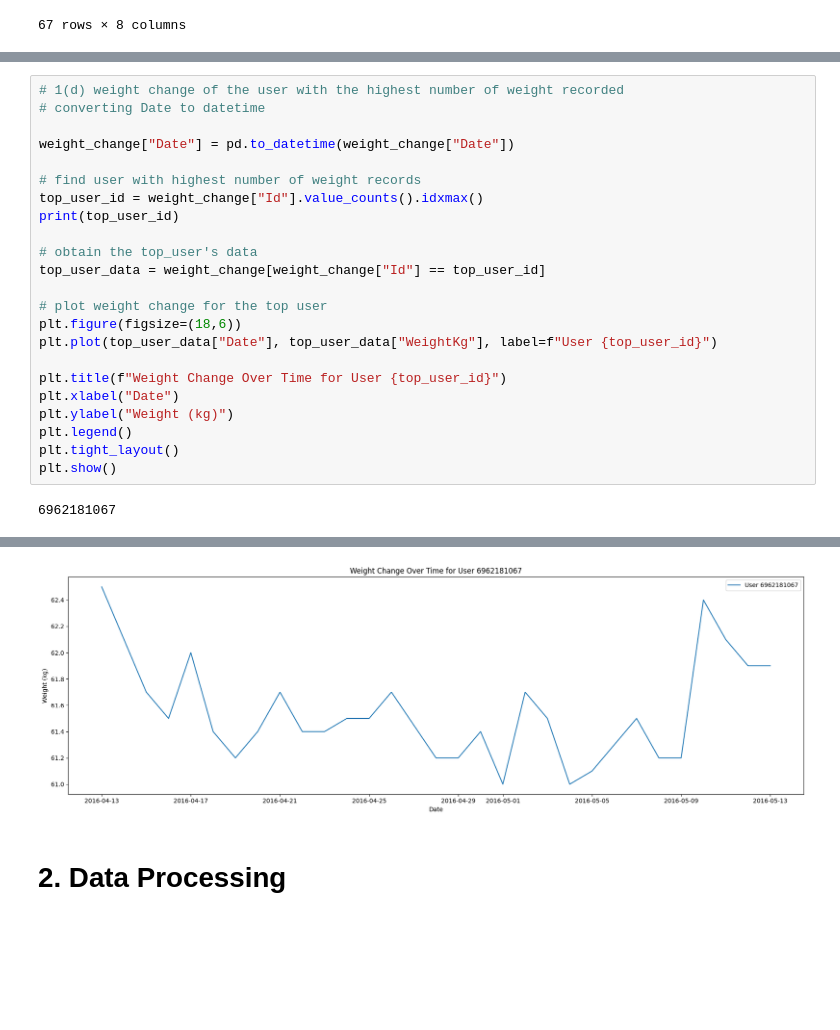
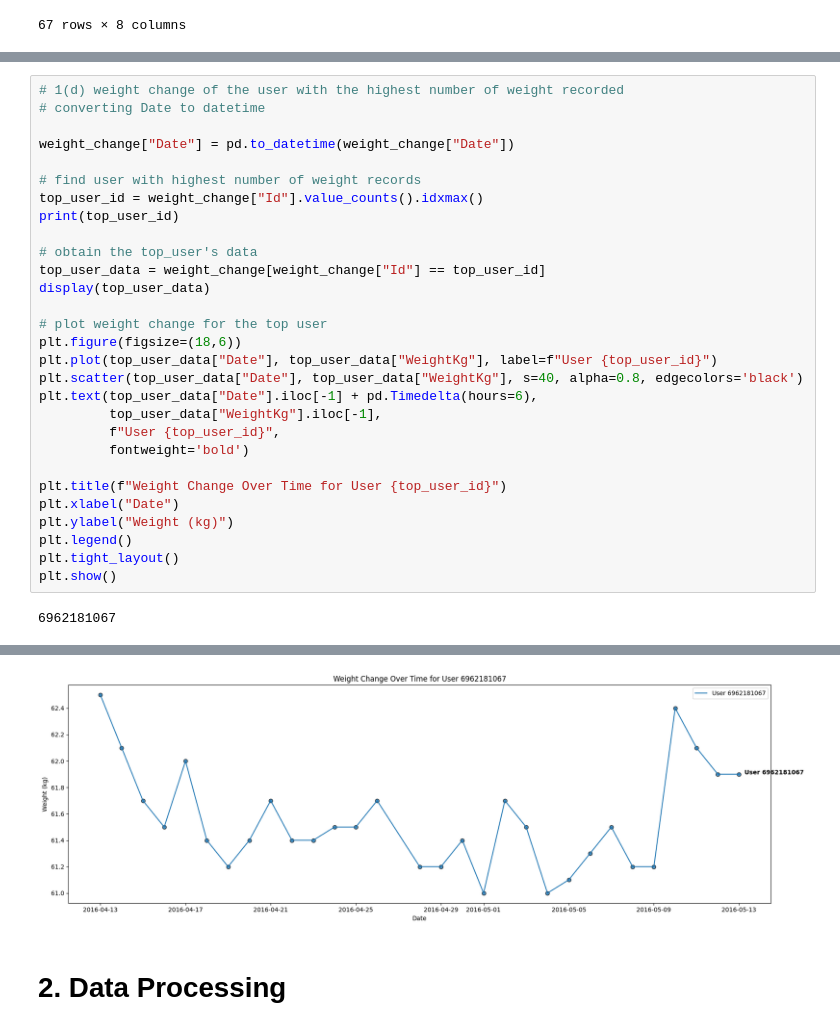
Before and after one commit to Colleen-L/fitbit-fitness-data-visualization, a Jupyter notebook: analysis.ipynb, the cells around one changed output, grey strips where cells are left out. Cells and saved outputs as stored; diff of their text form; blank space fills up the shorter version.

```diff
--- a/analysis.ipynb
+++ b/analysis.ipynb
@@ -181,10 +194,16 @@ print(top_user_id)
 
 # obtain the top_user's data
 top_user_data = weight_change[weight_change["Id"] == top_user_id]
+display(top_user_data)
 
 # plot weight change for the top user
 plt.figure(figsize=(18,6))
 plt.plot(top_user_data["Date"], top_user_data["WeightKg"], label=f"User {top_user_id}")
+plt.scatter(top_user_data["Date"], top_user_data["WeightKg"], s=40, alpha=0.8, edgecolors='black')
+plt.text(top_user_data["Date"].iloc[-1] + pd.Timedelta(hours=6),
+         top_user_data["WeightKg"].iloc[-1],
+         f"User {top_user_id}",
+         fontweight='bold')
 
 plt.title(f"Weight Change Over Time for User {top_user_id}")
 plt.xlabel("Date")
@@ -197,4 +233,4 @@ plt.show()
-[figure, old version]
+[figure, new version]
 # %% [markdown]
 # 2. Data Processing
 # %%
```
Also changed, not shown: parts of 9 cells of this notebook, 20 other files.
